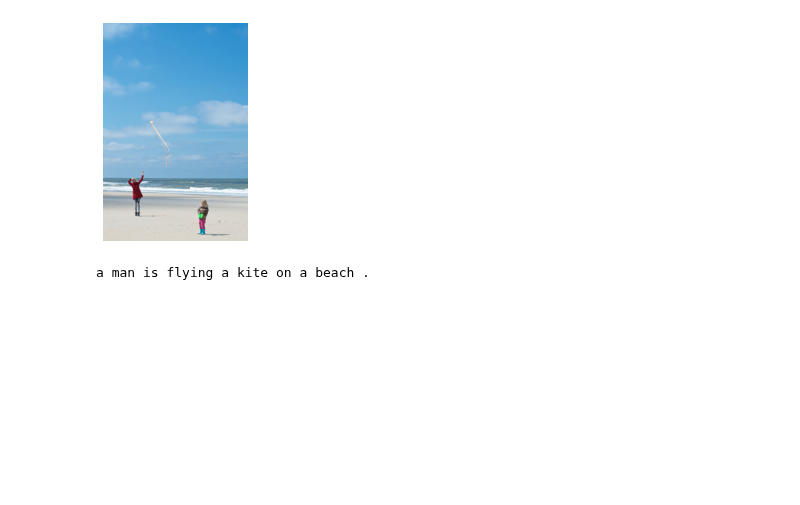
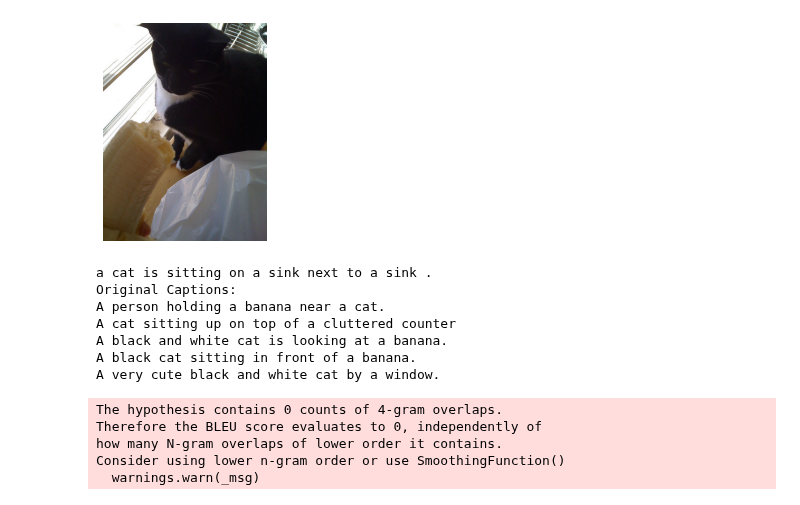
Before and after one commit to Khaliladib11/INM706-image-captioning, a Jupyter notebook: code/eval.ipynb, the cells around one changed output. Cells and saved outputs as stored; diff of their text form; code cells hidden in the pictures; blank space fills up the shorter version.

Commit message:
Add evaluation and predic methods, also save and load model params

```diff
--- a/code/eval.ipynb
+++ b/code/eval.ipynb
@@ -22,7 +23,7 @@ test_loader_params = {
     'images_path': image_path,
     'captions_path': captions_path,
     'freq_threshold': freq_threshold,
-    'caps_per_image': 5,
+    'caps_per_image': 1,
     'batch_size': 1,
     'shuffle': shuffle,
     'mode': mode,
@@ -59,0 +74,9 @@ plot_loss(training_loss, validation_loss)
+# %%
+idx, images, captions = next(iter(test_loader))
+img = Image.open(image_path+'/'+test_dataset.img_deque[idx[0]][0]).convert('RGB')
+plt.imshow(img)
+hypo = predict(encoder, decoder, img, test_dataset.vocab.idx2word, test_dataset.vocab.word2idx,device)
+references = test_dataset.get_captions(test_dataset.img_deque[idx[0]][0])
+print("Original Captions:")
+for ref in references:
+    print(ref)
@@ -59,0 +106,2 @@ plot_loss(training_loss, validation_loss)
+# %%
+param_2 = load_params('../model/model_v2/model_v2_1_param.json')
@@ -59,0 +116,13 @@ plot_loss(training_loss, validation_loss)
+# %%
+# for encoder and decoder
+EMBED_SIZE = param_2['embed_size'] # dimension of vocab embedding vector
+HIDDEN_SIZE = param_2['hidden_size']
+NUM_LAYERS = param_2['num_layers'] #hidden layers in LTSM
+vocab_size = param_2['vocab_size']
+
+CHECKPOINT = '../model/model_v2/model_v2_1.pth'
+
+encoder = Encoder(embed_size=EMBED_SIZE, pretrained=True)
+decoder = Decoder(embed_size=EMBED_SIZE, hidden_size=HIDDEN_SIZE, vocab_size=vocab_size, num_layers=NUM_LAYERS)
+epoch, encoder, decoder, training_loss, validation_loss = load_model(encoder, decoder, CHECKPOINT)
+plot_loss(training_loss, validation_loss)
@@ -60,8 +131,26 @@ plot_loss(training_loss, validation_loss)
 # %%
 idx, images, captions = next(iter(test_loader))
 img = Image.open(image_path+'/'+test_dataset.img_deque[idx[0]][0]).convert('RGB')
 plt.imshow(img)
-predict(encoder, decoder, img, test_dataset.vocab.idx2word, test_dataset.vocab.word2idx,device)
+hypo = predict(encoder, decoder, img, test_dataset.vocab.idx2word, test_dataset.vocab.word2idx,device)
+references = test_dataset.get_captions(test_dataset.img_deque[idx[0]][0])
+print("Original Captions:")
+for ref in references:
+    print(ref)
 # %% [output]
-[figure, old version]
+[figure, new version]
-a man is flying a kite on a beach .
+a cat is sitting on a sink next to a sink .
+Original Captions:
+A person holding a banana near a cat.
+A cat sitting up on top of a cluttered counter
+A black and white cat is looking at a banana.
+A black cat sitting in front of a banana.
+A very cute black and white cat by a window.
+# %%
+b1_avg, b2_avg, b3_avg, b4_avg = evaluate_bleu_score(encoder, decoder, test_loader, test_dataset, device)
+# %% [output]
+The hypothesis contains 0 counts of 4-gram overlaps.
+Therefore the BLEU score evaluates to 0, independently of
+how many N-gram overlaps of lower order it contains.
+Consider using lower n-gram order or use SmoothingFunction()
+  warnings.warn(_msg)
```
Also changed, not shown: parts of 17 cells of this notebook, 3 other files.
